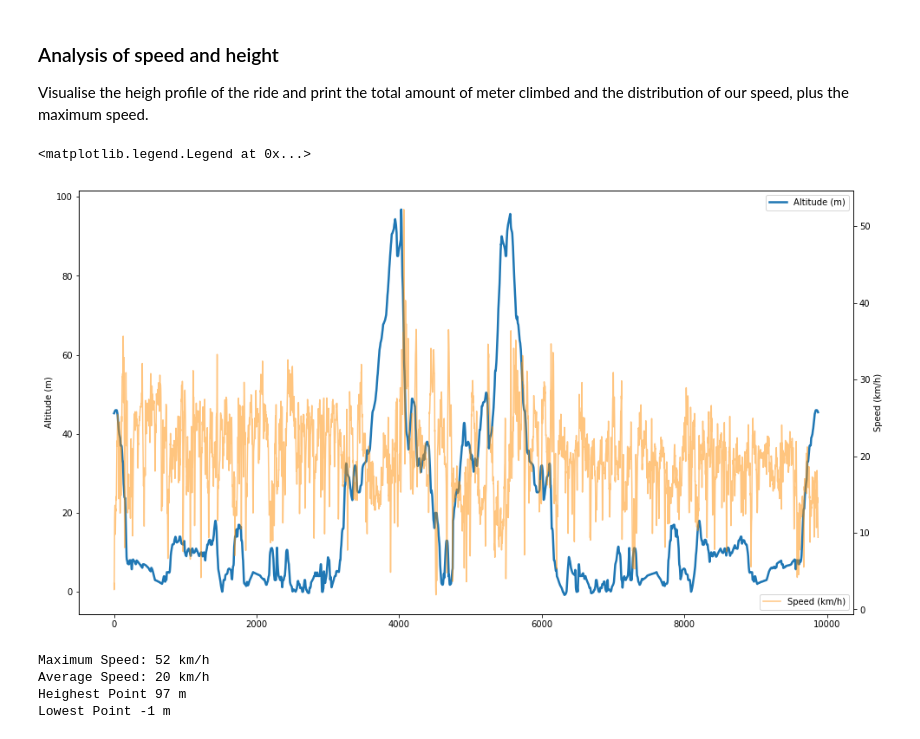
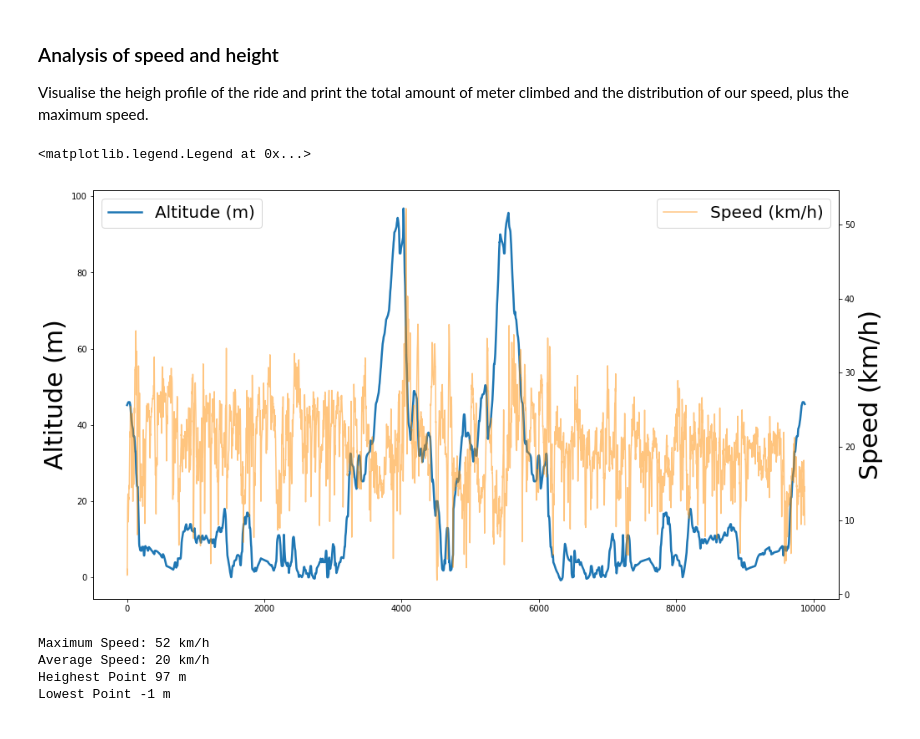
Before and after one commit to shofer16450/GPX_viz, a Jupyter notebook: GPX_vis_new.ipynb, the cells around one changed output. Saved outputs shown, nothing was run; the diff lists cells and outputs as text; code cells hidden in the pictures.

```diff
--- a/GPX_vis_new.ipynb
+++ b/GPX_vis_new.ipynb
@@ -72,18 +72,18 @@ Visualise the heigh profile of the ride and print the total amount of meter clim
 # %%
 fig, ax = plt.subplots(figsize=(16,9))
 # Create second y-axis with shared x-axis
 ax1 = ax.twinx()
 # Plot the data
 ax.plot(df_new['Altitude'], lw=2.5,label='Altitude (m)')
 ax1.plot(df_new['Speed'] * 3.6, color = 'darkorange',alpha=0.5, label = 'Speed (km/h)')
-ax.set_ylabel('Altitude (m)')
-ax1.set_ylabel('Speed (km/h)')
+ax.set_ylabel('Altitude (m)', fontsize = 30)
+ax1.set_ylabel('Speed (km/h)', fontsize = 30)
 # Make the legend
-ax.legend(loc=1)
-ax1.legend(loc='lower right')
+ax.legend(loc='upper left', fontsize=20)
+ax1.legend(loc='upper right', fontsize=20)
 # %% [output]
 <matplotlib.legend.Legend at 0x...>
-[figure, old version]
+[figure, new version]
 # %%
 print('Maximum Speed: {} km/h'.format(round(max(df_new['Speed'] *3.6))))
 print('Average Speed: {} km/h'.format(round((df_new['Speed'].mean() * 3.6))))
```
Also changed, not shown: parts of 1 cell of this notebook.
